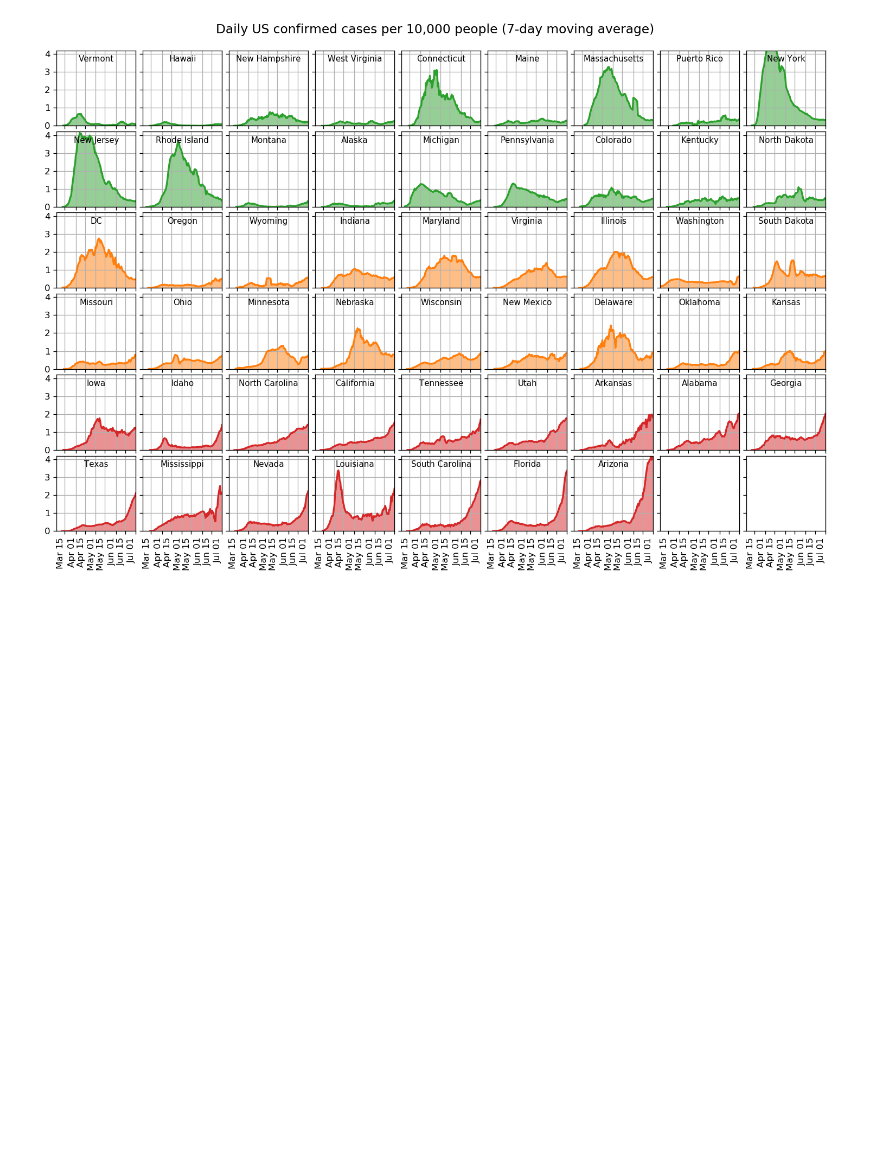
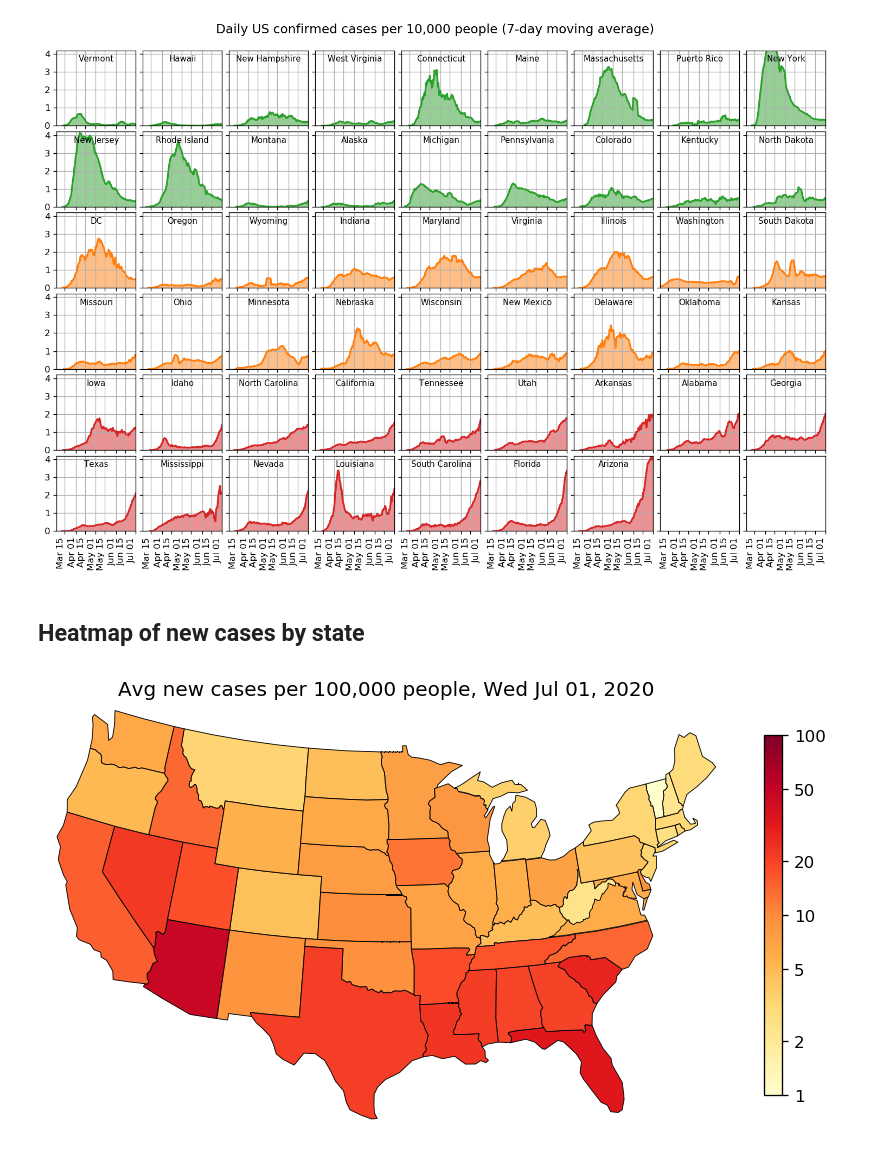
Before and after one commit to LaurentLessard/covid19, a Jupyter notebook: covid_us.ipynb, the cells around one changed output. Saved outputs shown, nothing was run; the diff lists cells and outputs as text; code cells hidden in the pictures; blank space fills up the shorter version.

Commit message:
new map: US states!

```diff
--- a/covid_us.ipynb
+++ b/covid_us.ipynb
@@ -255,3 +255,58 @@ plt.tight_layout(pad=0)
 plt.savefig("figures/states_daily_cases_breakdown.png", dpi=fig.dpi, bbox_inches='tight', bbox_extra_artists=[my_suptitle])
 # %% [output]
 [figure]
+# %% [markdown]
+## Heatmap of new cases by state
+# %%
+import cartopy
+import cartopy.crs as ccrs
+import cartopy.io.shapereader as shpreader
+import matplotlib.patches as mpatches
+import matplotlib.cm as cm
+import matplotlib.colors as colors
+
+LOG_SCALE = True
+
+# get the normalized data and pick a colormap
+data_normalized = ( dfc.diff().rolling(7).mean().iloc[-1] / df_pop.population * 100000 ).sort_values()
+cmap = mpl.cm.get_cmap('YlOrRd')
+cases_max = 100
+
+fig = plt.figure(figsize=(7,5))
+ax = fig.add_axes([0, 0, 1, 1], projection=ccrs.LambertConformal(), frameon=False)
+ax.patch.set_visible(False)
+ax.set_extent([-119, -74, 23, 50], ccrs.Geodetic())
+
+shapename = 'admin_1_states_provinces_lakes_shp'
+states_shp = shpreader.natural_earth(resolution='110m', category='cultural', name=shapename)
+
+for rec in shpreader.Reader(states_shp).records():
+
+#     facecolor = (0.9375, 0.9375, 0.859375)
+    edgecolor = 'black'
+    linewidth = 0.5
+
+    state = rec.attributes['postal']
+    new_cases = data_normalized[state]
+
+    if LOG_SCALE:
+        facecolor = cmap( np.log10(new_cases) / np.log10(cases_max) )
+    else:
+        facecolor = cmap( new_cases / cases_max )
+
+    ax.add_geometries([rec.geometry], ccrs.PlateCarree(),
+                      facecolor=facecolor, edgecolor=edgecolor, linewidth=linewidth)
+
+if LOG_SCALE:
+    ticks = [1,2,5,10,20,50,100]
+    cbar = fig.colorbar(cm.ScalarMappable(norm=colors.LogNorm(vmin=1, vmax=cases_max, clip=False), cmap=cmap), ax=ax, shrink=0.6, ticks=ticks)
+    cbar.ax.set_yticklabels(ticks)
+    cbar.ax.minorticks_off()
+else:
+    fig.colorbar(cm.ScalarMappable(norm=colors.Normalize(vmin=0, vmax=cases_max, clip=False), cmap=cmap), ax=ax, shrink=0.6)
+
+ax.set_title('7-day avg new cases per 100,000 people, %s' % latest_date_str)
+
+plt.savefig("figures/states_daily_cases_map.png")
+# %% [output]
+[figure, added]
```
Also changed, not shown: parts of 1 cell of this notebook, 1 other file.
